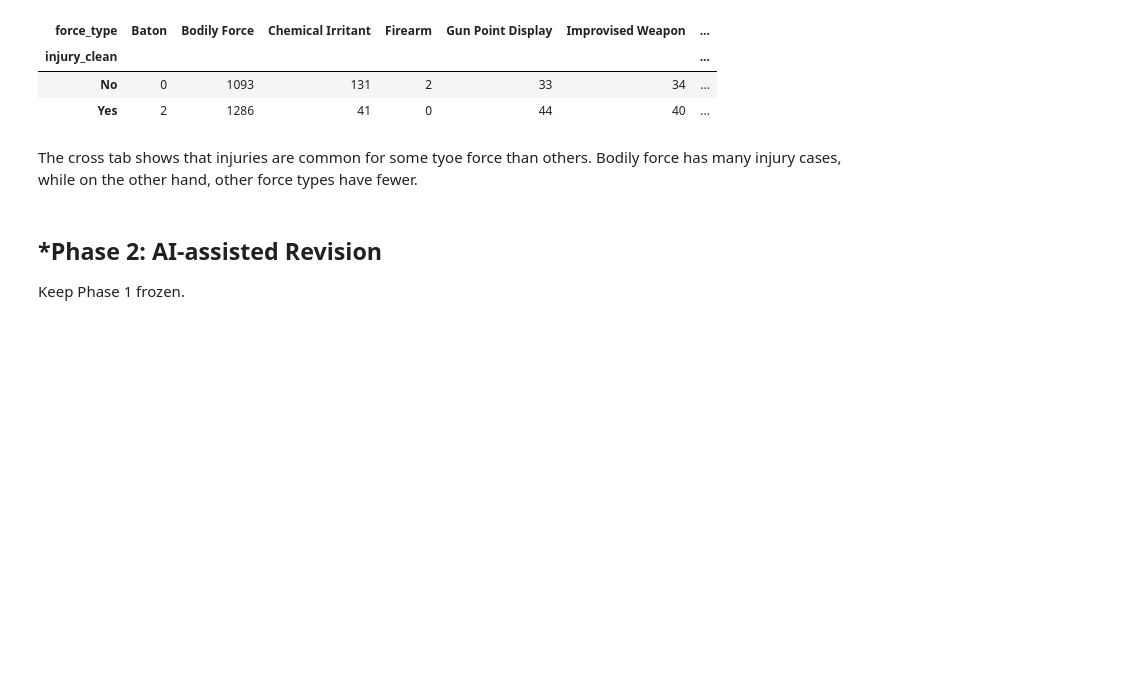
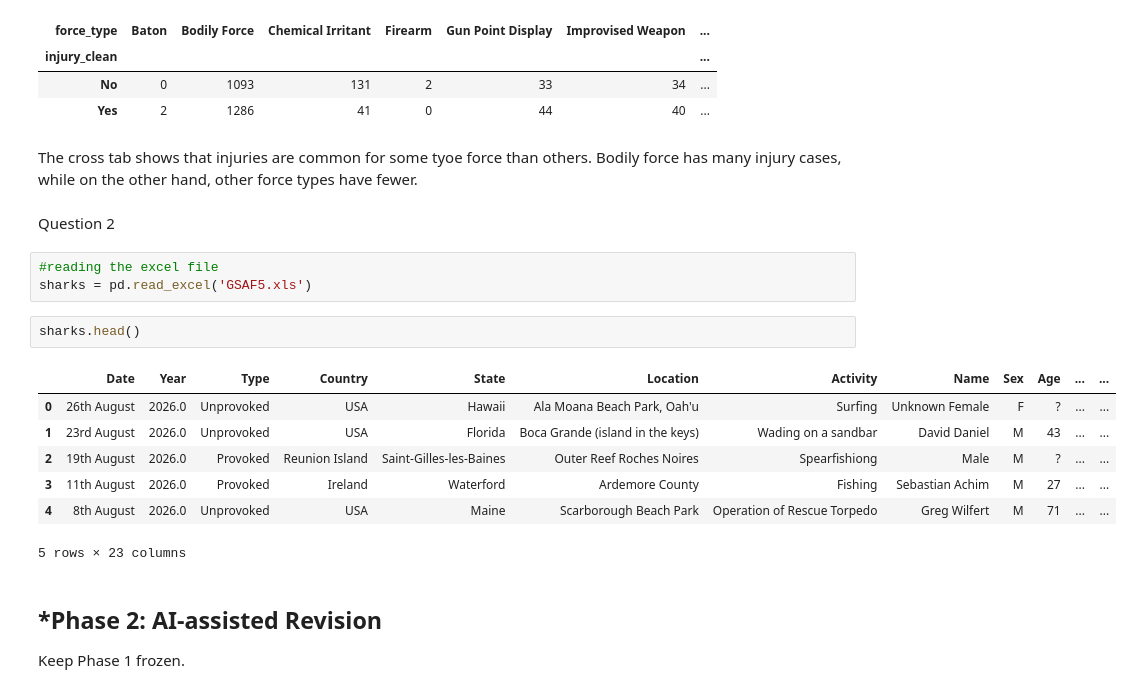
Before and after one commit to raffaellaalpaca-ai/A01-data-wrangling, a Jupyter notebook: notebook.ipynb, the cells around one changed output. Saved outputs shown, nothing was run; the diff lists cells and outputs as text; blank space fills up the shorter version.

Commit message:
Loading shark excel

```diff
--- a/notebook.ipynb
+++ b/notebook.ipynb
@@ -201,6 +201,21 @@ pd.crosstab(police['injury_clean'], police['force_type'])
 | Yes | 2 | 1286 | 41 | 0 | 44 | 40 | ... |
 # %% [markdown]
 The cross tab shows that injuries are common for some tyoe force than others. Bodily force has many injury cases, while on the other hand, other force types have fewer.
+# %% [markdown]
+Question 2
+# %%
+#reading the excel file
+sharks = pd.read_excel('GSAF5.xls')
+# %%
+sharks.head()
+# %% [output]
+|  | Date | Year | Type | Country | State | Location | Activity | Name | Sex | Age | ... | ... |
+| 0 | 26th August | 2026.0 | Unprovoked | USA | Hawaii | Ala Moana Beach Park, Oah'u | Surfing | Unknown Female | F | ? | ... | ... |
+| 1 | 23rd August | 2026.0 | Unprovoked | USA | Florida | Boca Grande (island in the keys) | Wading on a sandbar | David Daniel | M | 43 | ... | ... |
+| 2 | 19th August | 2026.0 | Provoked | Reunion Island | Saint-Gilles-les-Baines | Outer Reef Roches Noires | Spearfishiong | Male | M | ? | ... | ... |
+| 3 | 11th August | 2026.0 | Provoked | Ireland | Waterford | Ardemore County | Fishing | Sebastian Achim | M | 27 | ... | ... |
+| 4 | 8th August | 2026.0 | Unprovoked | USA | Maine | Scarborough Beach Park | Operation of Rescue Torpedo | Greg Wilfert | M | 71 | ... | ... |
+5 rows × 23 columns
 # %% [markdown]
 ## *Phase 2: AI-assisted Revision
 Keep Phase 1 frozen.
```
